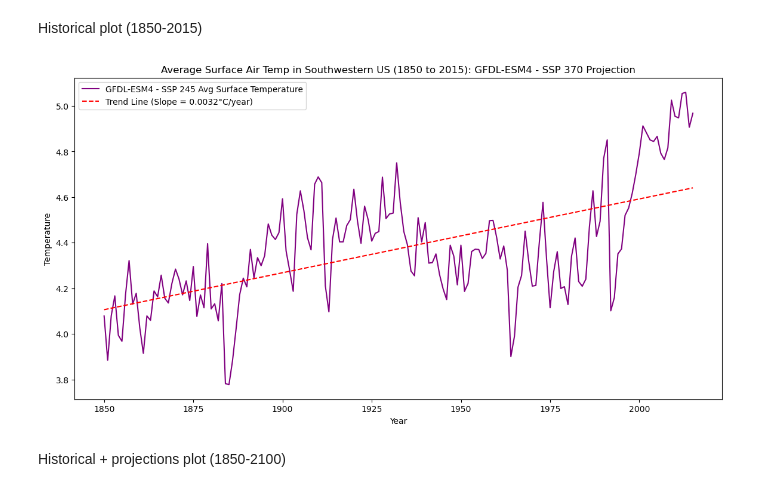
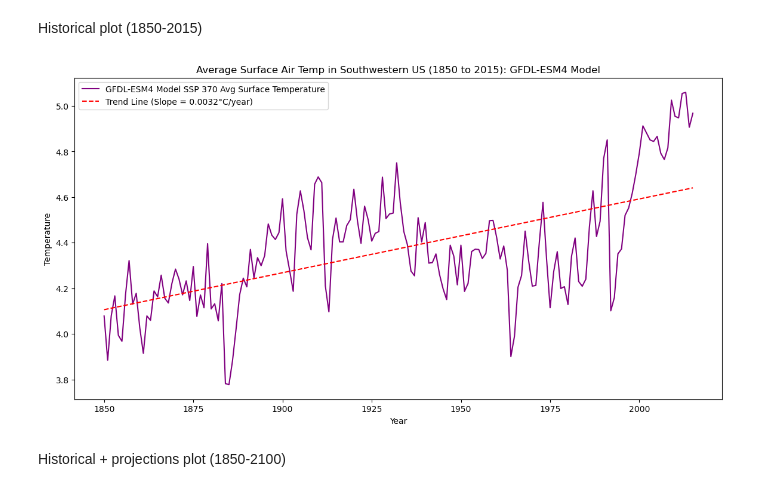
Before and after one commit to egp4aq/eds-296-assignment1, a Jupyter notebook: assignment1.ipynb, the cells around one changed output. Cells and saved outputs as stored; diff of their text form; code cells hidden in the pictures.

```diff
--- a/assignment1.ipynb
+++ b/assignment1.ipynb
@@ -358,14 +358,14 @@ Historical plot (1850-2015)
 # %%
 fig, ax = plt.subplots(figsize=(14,7))
 ax.plot(years4_hist, temps4_hist, label= 'GFDL-ESM4 Model SSP 370 Avg Surface Temperature', color='purple')
 ax.plot(years4_hist, trend_line_hist(years4_hist), color='red', linestyle='--', label=f'Trend Line (Slope = {x4_hist[0]:.4f}°C/year)')
-ax.set_title('Average Surface Air Temp in Southwestern US (1850 to 2015): GFDL-ESM4 Model SSP 370 Projection')
+ax.set_title('Average Surface Air Temp in Southwestern US (1850 to 2015): GFDL-ESM4 Model')
 ax.set_xlabel('Year')
 ax.set_ylabel('Temperature')
 ax.legend()
 plt.show()
 # %% [output]
-[figure, old version]
+[figure, new version]
 # %% [markdown]
 Historical + projections plot (1850-2100)
 # %%
```
Also changed, not shown: parts of 8 cells of this notebook.
